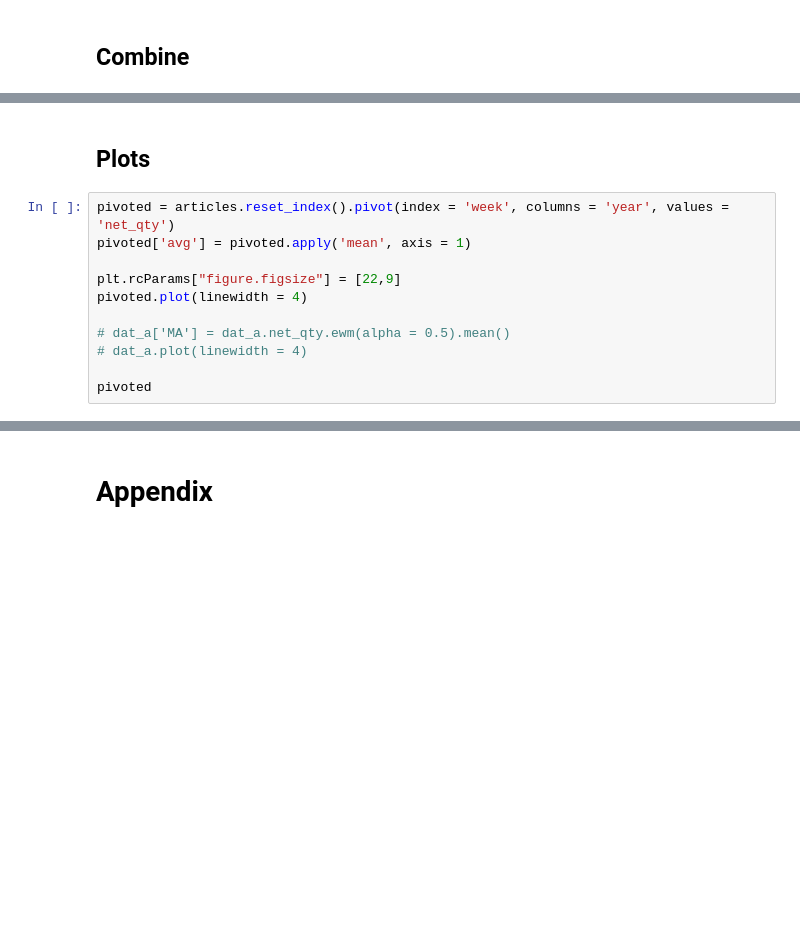
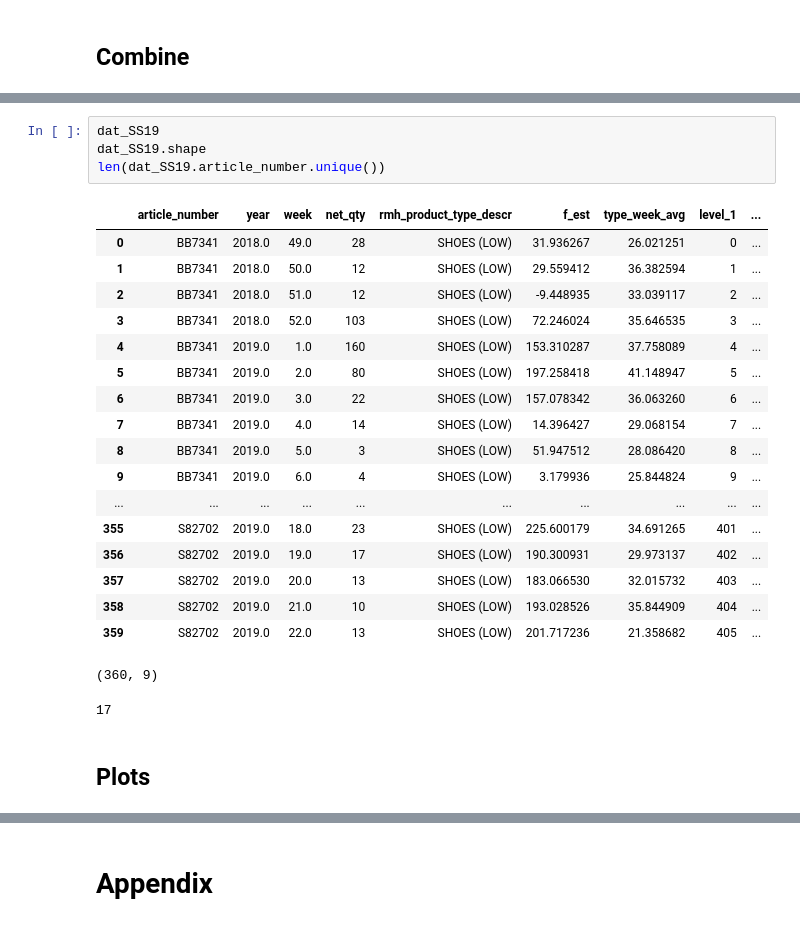
Before and after one commit to cwcomiskey/Misc, a Jupyter notebook: adidas/MVP_ext.ipynb, the cells around one changed output, grey strips where cells are left out. Drawn from its saved outputs; the diff is of its cells as text; blank space fills up the shorter version.

```diff
--- a/adidas/MVP_ext.ipynb
+++ b/adidas/MVP_ext.ipynb
@@ -357,13 +339,26 @@ seasonality.head()
+# %%
+dat_SS19
+dat_SS19.shape
+len(dat_SS19.article_number.unique())
+# %% [output]
+|  | article_number | year | week | net_qty | rmh_product_type_descr | f_est | type_week_avg | level_1 | ... |
+| 0 | BB7341 | 2018.0 | 49.0 | 28 | SHOES (LOW) | 31.936267 | 26.021251 | 0 | ... |
+| 1 | BB7341 | 2018.0 | 50.0 | 12 | SHOES (LOW) | 29.559412 | 36.382594 | 1 | ... |
+| 2 | BB7341 | 2018.0 | 51.0 | 12 | SHOES (LOW) | -9.448935 | 33.039117 | 2 | ... |
+| 3 | BB7341 | 2018.0 | 52.0 | 103 | SHOES (LOW) | 72.246024 | 35.646535 | 3 | ... |
+| 4 | BB7341 | 2019.0 | 1.0 | 160 | SHOES (LOW) | 153.310287 | 37.758089 | 4 | ... |
+| 5 | BB7341 | 2019.0 | 2.0 | 80 | SHOES (LOW) | 197.258418 | 41.148947 | 5 | ... |
+| 6 | BB7341 | 2019.0 | 3.0 | 22 | SHOES (LOW) | 157.078342 | 36.063260 | 6 | ... |
+| 7 | BB7341 | 2019.0 | 4.0 | 14 | SHOES (LOW) | 14.396427 | 29.068154 | 7 | ... |
+| 8 | BB7341 | 2019.0 | 5.0 | 3 | SHOES (LOW) | 51.947512 | 28.086420 | 8 | ... |
+| 9 | BB7341 | 2019.0 | 6.0 | 4 | SHOES (LOW) | 3.179936 | 25.844824 | 9 | ... |
+| ... | ... | ... | ... | ... | ... | ... | ... | ... | ... |
+| 355 | S82702 | 2019.0 | 18.0 | 23 | SHOES (LOW) | 225.600179 | 34.691265 | 401 | ... |
+| 356 | S82702 | 2019.0 | 19.0 | 17 | SHOES (LOW) | 190.300931 | 29.973137 | 402 | ... |
+| 357 | S82702 | 2019.0 | 20.0 | 13 | SHOES (LOW) | 183.066530 | 32.015732 | 403 | ... |
+| 358 | S82702 | 2019.0 | 21.0 | 10 | SHOES (LOW) | 193.028526 | 35.844909 | 404 | ... |
+| 359 | S82702 | 2019.0 | 22.0 | 13 | SHOES (LOW) | 201.717236 | 21.358682 | 405 | ... |
+(360, 9)
+17
 # %% [markdown]
 ## Plots
-# %%
-pivoted = articles.reset_index().pivot(index = 'week', columns = 'year', values = 'net_qty')
-pivoted['avg'] = pivoted.apply('mean', axis = 1)
-
-plt.rcParams["figure.figsize"] = [22,9]
-pivoted.plot(linewidth = 4)
-
-# dat_a['MA'] = dat_a.net_qty.ewm(alpha = 0.5).mean()
-# dat_a.plot(linewidth = 4)
-
-pivoted
```
Also changed, not shown: parts of 23 cells of this notebook.
